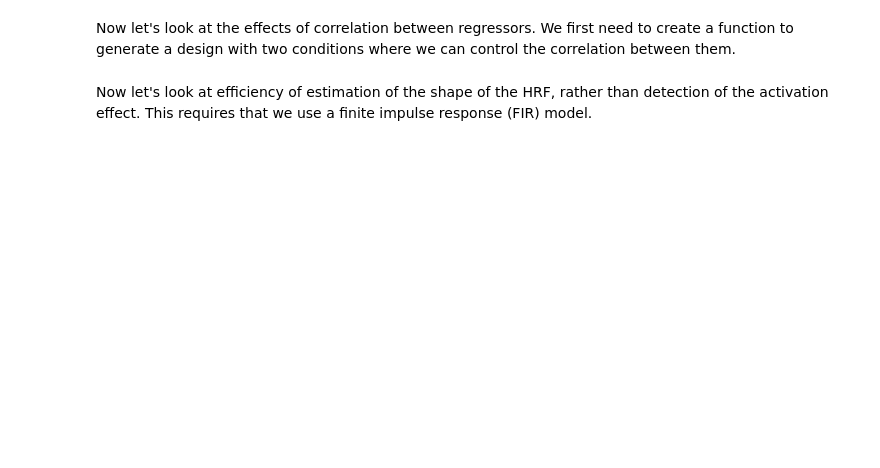
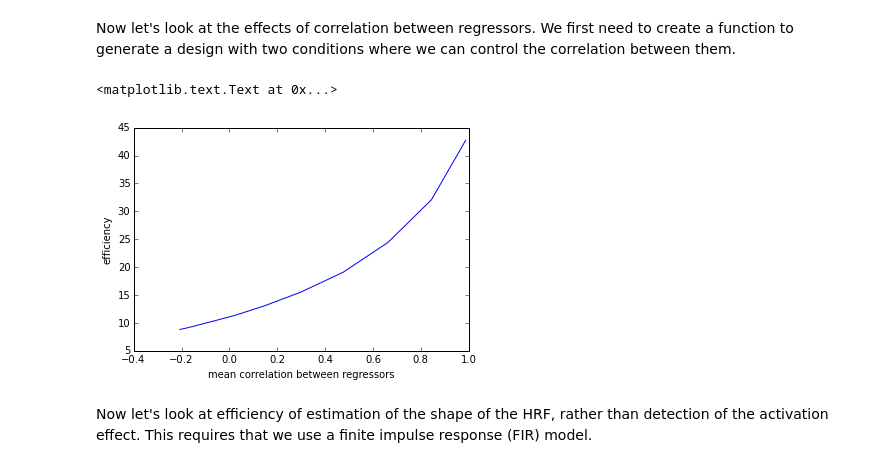
Before and after one commit to poldrack/fmri-analysis-vm, a Jupyter notebook: analysis/efficiency/DesignEfficiency.ipynb, the cells around one changed output. Saved outputs shown, nothing was run; the diff lists cells and outputs as text; code cells hidden in the pictures; blank space fills up the shorter version.

```diff
--- a/analysis/efficiency/DesignEfficiency.ipynb
+++ b/analysis/efficiency/DesignEfficiency.ipynb
@@ -118,12 +140,15 @@ for b in range(len(corr_vals)):
         # use contrast of first regressor
         eff[i]=efficiency(X,c=[1,0,0])
         corrs[i]=numpy.corrcoef(X.T)[0,1]
-    corrvals[b]=numpy.mean(corrs)
+    corr_vals[b]=numpy.mean(corrs)
     meaneff_corr[b]=numpy.mean(eff)
 # %%
-plt.plot(corrvals,meaneff_corr)
+plt.plot(corr_vals,meaneff_corr)
 plt.xlabel('mean correlation between regressors')
 plt.ylabel('efficiency')
+# %% [output]
+<matplotlib.text.Text at 0x...>
+[figure, added]
 # %% [markdown]
 Now let's look at efficiency of estimation of the shape of the HRF, rather than detection of the activation effect.  This requires that we use a finite impulse response (FIR) model.
 # %%
```
Also changed, not shown: parts of 11 cells of this notebook.
